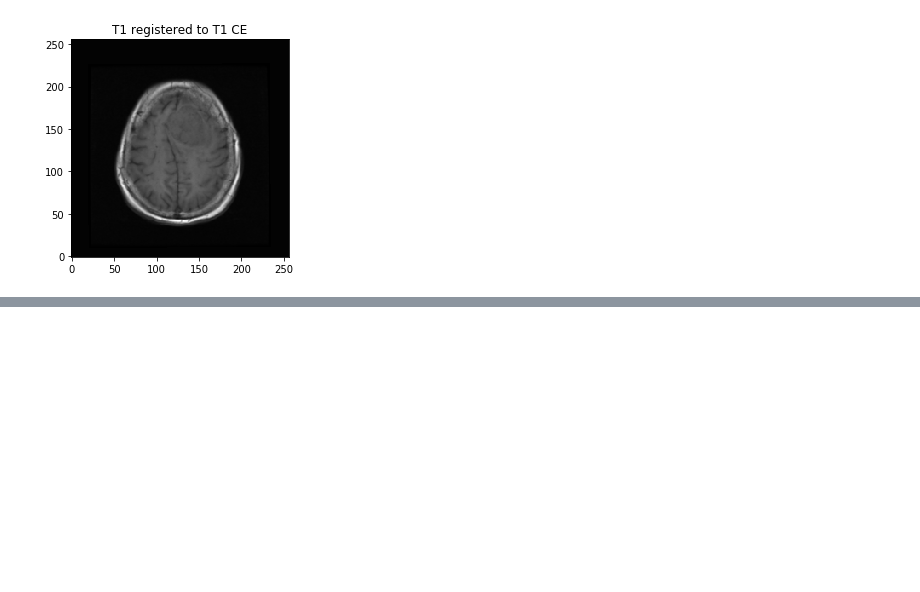
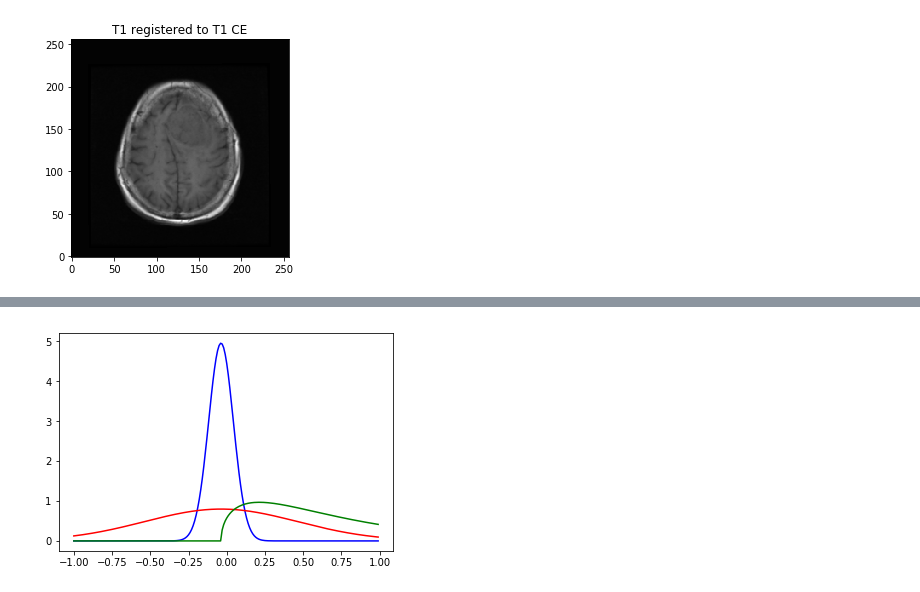
Before and after one commit to kaczmarj/meningioma, a Jupyter notebook: notebooks/Prastawa_etal_2003.ipynb, the cells around one changed output, grey strips where cells are left out. Drawn from its saved outputs; the diff is of its cells as text; code cells hidden in the pictures; blank space fills up the shorter version.

```diff
--- a/notebooks/Prastawa_etal_2003.ipynb
+++ b/notebooks/Prastawa_etal_2003.ipynb
@@ -98,0 +104,7 @@ print("St. dev.:\t{:.2f}".format(diff.std()))
+# %%
+x = np.arange(-1., 1., 0.01)
+plt.plot(x, fitted_hist.pdf(x), 'blue');
+plt.plot(x, wide_gaussian.pdf(x), color='red');
+plt.plot(x, gamma.pdf(x), color='green');
+# %% [output]
+[figure, added]
```
Also changed, not shown: parts of 16 cells of this notebook.
